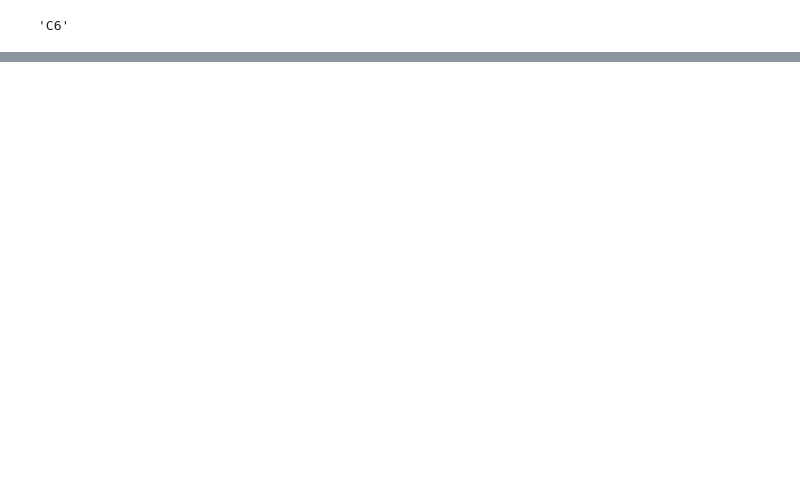
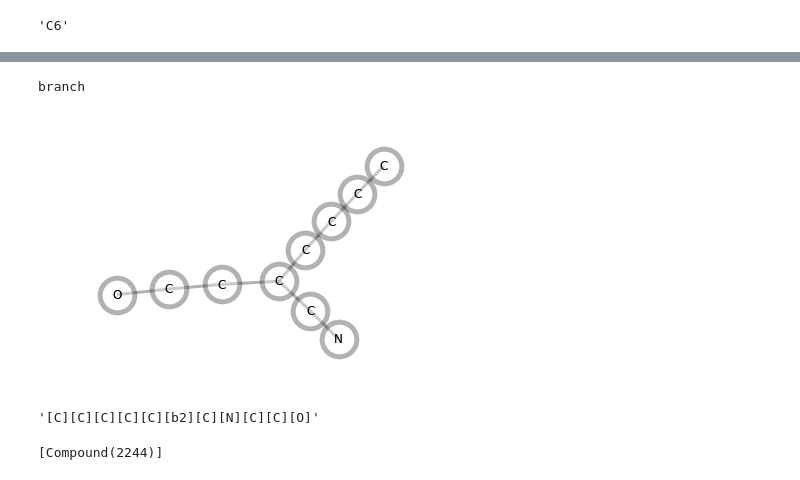
Before and after one commit to maxfleck/moleculegraph, a Jupyter notebook: utils_devel.ipynb, the cells around one changed output, grey strips where cells are left out. Saved outputs shown, nothing was run; the diff lists cells and outputs as text; code cells hidden in the pictures; blank space fills up the shorter version.

Commit message:
devel from SMILES

```diff
--- a/utils_devel.ipynb
+++ b/utils_devel.ipynb
@@ -258,0 +599,44 @@ clean_atom_names, molecule.atom_names
+# %%
+smile = "CCCCC(CCO)CN"
+#smile = "Cc1c([N+]([O-])=O)cc([N+]([O-])=O)cc1[N+]([O-])=O"
+mol = Chem.MolFromSmiles(smile)
+
+atoms = []
+atom_names = []
+for a in mol.GetAtoms():
+    atoms.append(a.GetIdx())
+    atom_names.append( a.GetSymbol() )
+
+bonds = []
+for bond in mol.GetBonds():
+    aid1 = atoms[bond.GetBeginAtomIdx()]
+    aid2 = atoms[bond.GetEndAtomIdx()]
+    bonds.append( np.array( [aid1,aid2] ) )
+
+atoms      = np.array(atoms)
+atom_names = np.array(atom_names)
+bonds = np.array( bonds )
+
+graph = graph_from_bonds( bonds )
+idx = 0
+
+main_path  = get_longest_path(graph,source=idx)
+
+a,b = get_fun_arrays_set_main( graph, bonds, atom_names, main_path)
+
+aatom_names = atom_names[ b[ b>=0 ] ]
+
+ms = moleculegraph_syntax().build_string(aatom_names,a)
+
+xx = moleculegraph.molecule(ms)
+
+xx.visualize()
+ms
+# %% [output]
+branch
+[figure, added]
+'[C][C][C][C][C][b2][C][N][C][C][O]'
+# %%
+pcp.get_compounds('Aspirin', 'name', record_type='3d')
+# %% [output]
+[Compound(2244)]
```
Also changed, not shown: parts of 24 cells of this notebook.
